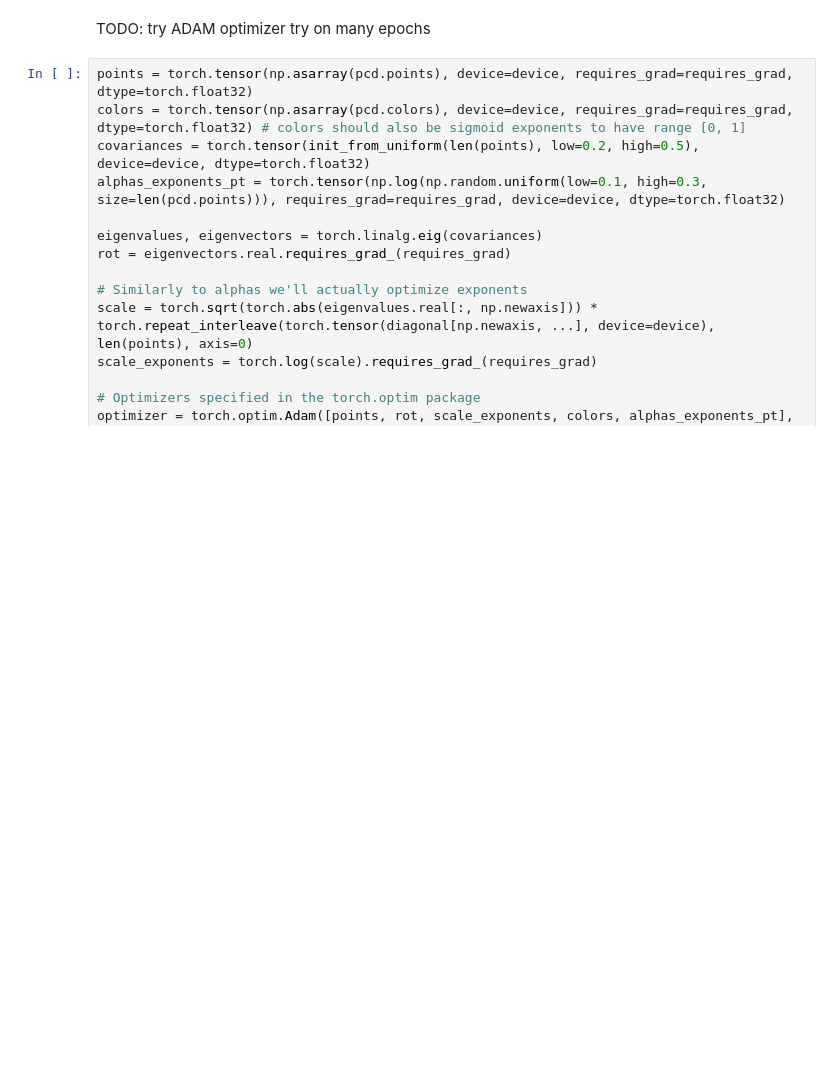
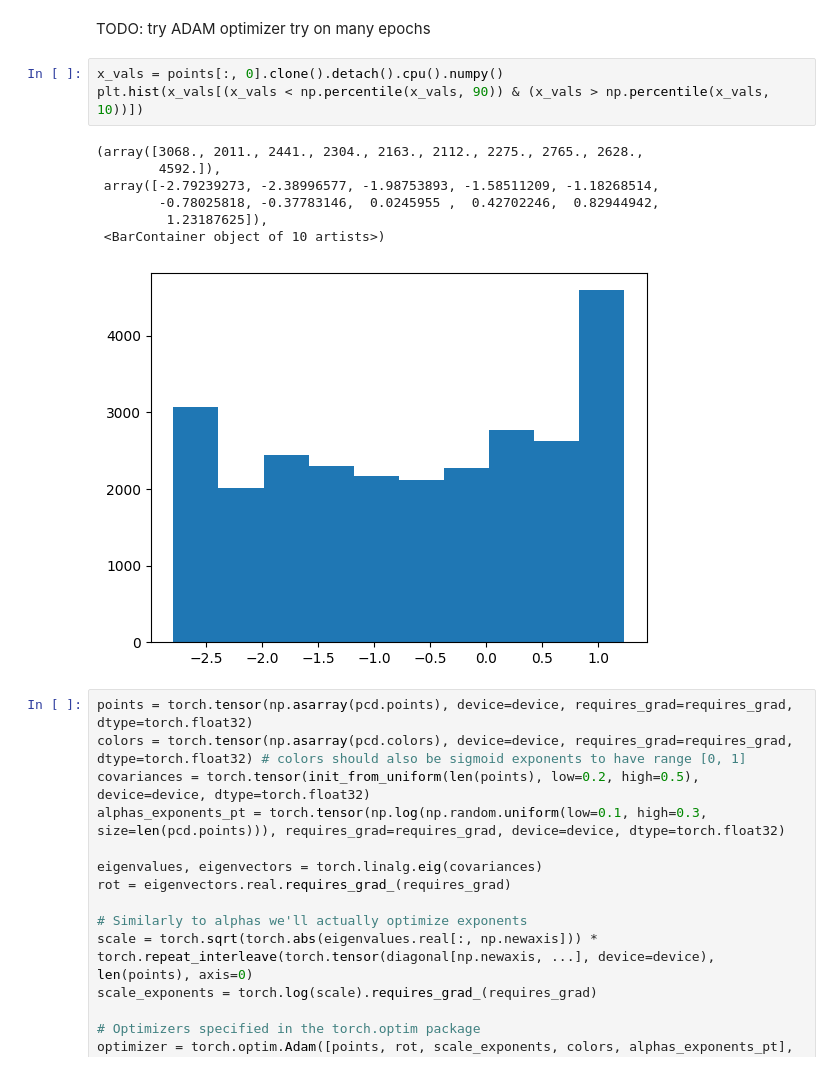
Before and after one commit to farqlia/urban-3d-reconstruction, a Jupyter notebook: notebooks/PoC.ipynb, the cells around one changed output. Cells and saved outputs as stored; diff of their text form; blank space fills up the shorter version.

Commit message:
point coords are out of screen?

```diff
--- a/notebooks/PoC.ipynb
+++ b/notebooks/PoC.ipynb
@@ -665,6 +665,17 @@ torch.tensor(1).item()
 # %% [markdown]
 TODO: try ADAM optimizer
   try on many epochs
+# %%
+x_vals = points[:, 0].clone().detach().cpu().numpy()
+plt.hist(x_vals[(x_vals < np.percentile(x_vals, 90)) & (x_vals > np.percentile(x_vals, 10))])
+# %% [output]
+(array([3068., 2011., 2441., 2304., 2163., 2112., 2275., 2765., 2628.,
+        4592.]),
+ array([-2.79239273, -2.38996577, -1.98753893, -1.58511209, -1.18268514,
+        -0.78025818, -0.37783146,  0.0245955 ,  0.42702246,  0.82944942,
+         1.23187625]),
+ <BarContainer object of 10 artists>)
+[figure, added]
 # %%
 points = torch.tensor(np.asarray(pcd.points), device=device, requires_grad=requires_grad, dtype=torch.float32)
 colors = torch.tensor(np.asarray(pcd.colors), device=device, requires_grad=requires_grad, dtype=torch.float32) # colors should also be sigmoid exponents to have range [0, 1]
```
Also changed, not shown: parts of 16 cells of this notebook, 1 other file.
